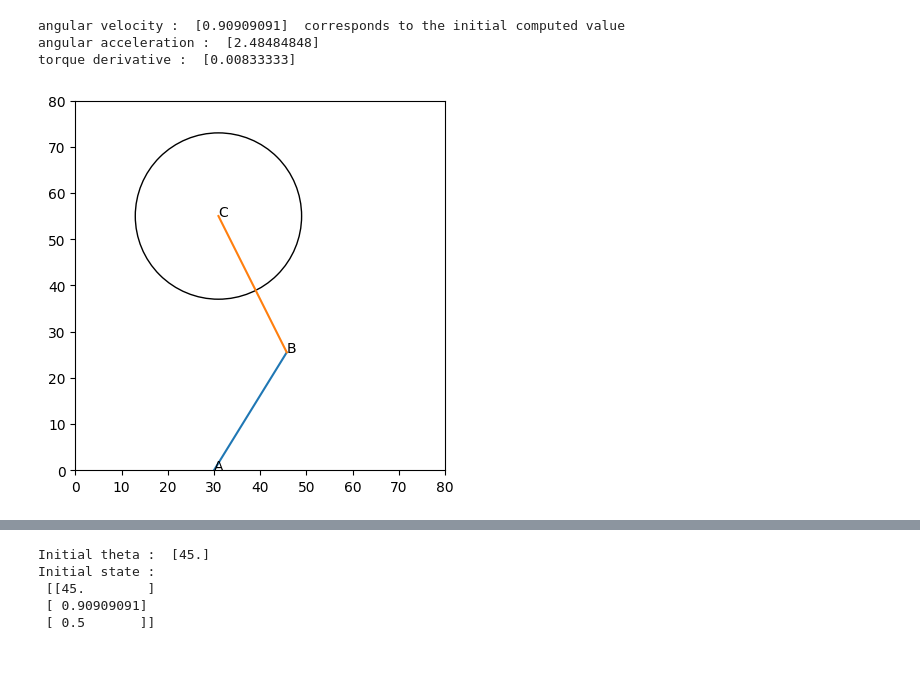
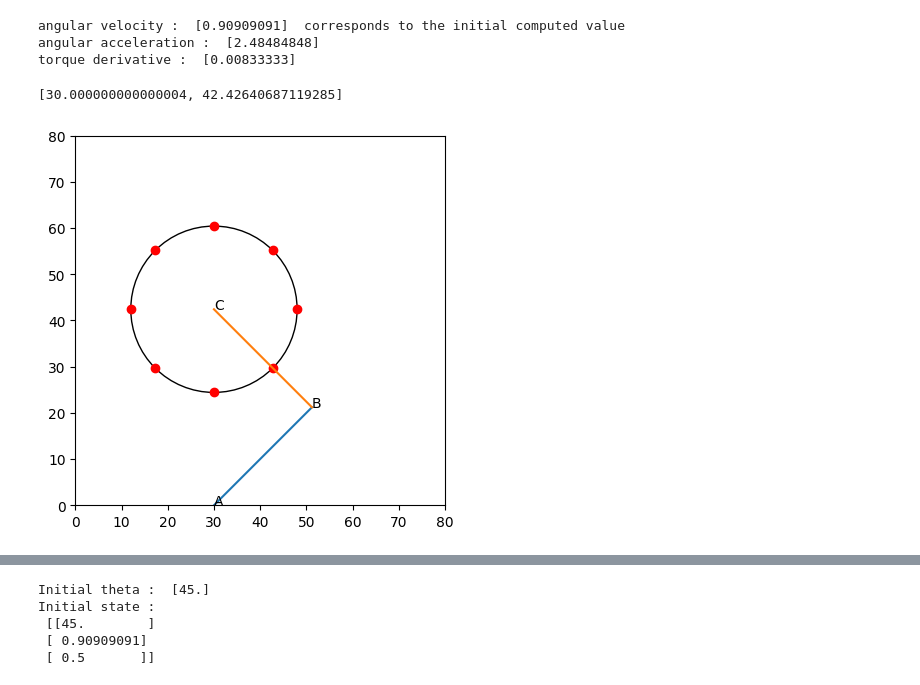
Before and after one commit to AcaAac/Neuroscience-EPL, a Jupyter notebook: Project_1_Stochastic_Optimal_Control.ipynb, the cells around one changed output, grey strips where cells are left out. Saved outputs shown, nothing was run; the diff lists cells and outputs as text; code cells hidden in the pictures.

```diff
--- a/Project_1_Stochastic_Optimal_Control.ipynb
+++ b/Project_1_Stochastic_Optimal_Control.ipynb
@@ -79,31 +79,50 @@ angular velocity :  [0.90909091]  corresponds to the initial computed value
 angular acceleration :  [2.48484848]
 torque derivative :  [0.00833333]
 # %%
+# plot
 
 A = [30,0]
-theta_shoulder = 45 # deg
-theta_elbow = 90 # deg
+theta_shoulder = np.pi/4 # deg
+theta_elbow = 3*np.pi/4 # deg
 # compute joint positions
 B = [0,0]
-B[0] = A[0] + np.cos(theta_shoulder)*l_arm
-B[1] = A[1] + np.sin(theta_shoulder)*l_arm
+B[0] = A[0] + np.cos(theta_shoulder) * l_arm
+B[1] = A[1] + np.sin(theta_shoulder) * l_arm
 C = [0,0]
-C[0] = B[0] + np.cos(theta_elbow)*l_forearm
-C[1] = B[1] + np.sin(theta_elbow)*l_forearm
+C[0] = B[0] + np.cos(theta_elbow) * l_forearm
+C[1] = B[1] + np.sin(theta_elbow) * l_forearm
+
+print(C)
+
+circle_points = []
+circle_radius = 18
+num_points = 8
+angle_step = 360.0 / num_points
+
+for i in range(num_points):
+    angle = np.deg2rad(i * angle_step)
+    x = C[0] + circle_radius * np.cos(angle)
+    y = C[1] + circle_radius * np.sin(angle)
+    circle_points.append([x, y])
 
 # figure
 fig, ax = plt.subplots()
 plt.gca().set_aspect('equal', adjustable='box')
-ax.add_patch(Circle((C[0],C[1]),18,fill=False))
+centre = (C[0],C[1])
+ax.add_patch(Circle(centre,18,fill=False))
+for i, point in enumerate(circle_points):
+
+    plt.plot(point[0], point[1], 'ro')
 plt.xlim(0,80)
 plt.ylim(0,80)
 plt.plot([A[0],B[0]],[A[1],B[1]])
 plt.plot([B[0],C[0]],[B[1],C[1]])
 labels = ['A','B','C']
 plt.text(A[0],A[1],'A')
 plt.text(B[0],B[1],'B')
 plt.text(C[0],C[1],'C')
 
 plt.show()
 # %% [output]
+[30.000000000000004, 42.42640687119285]
-[figure, old version]
+[figure, new version]
```
Also changed, not shown: parts of 5 cells of this notebook, 1 other file.
